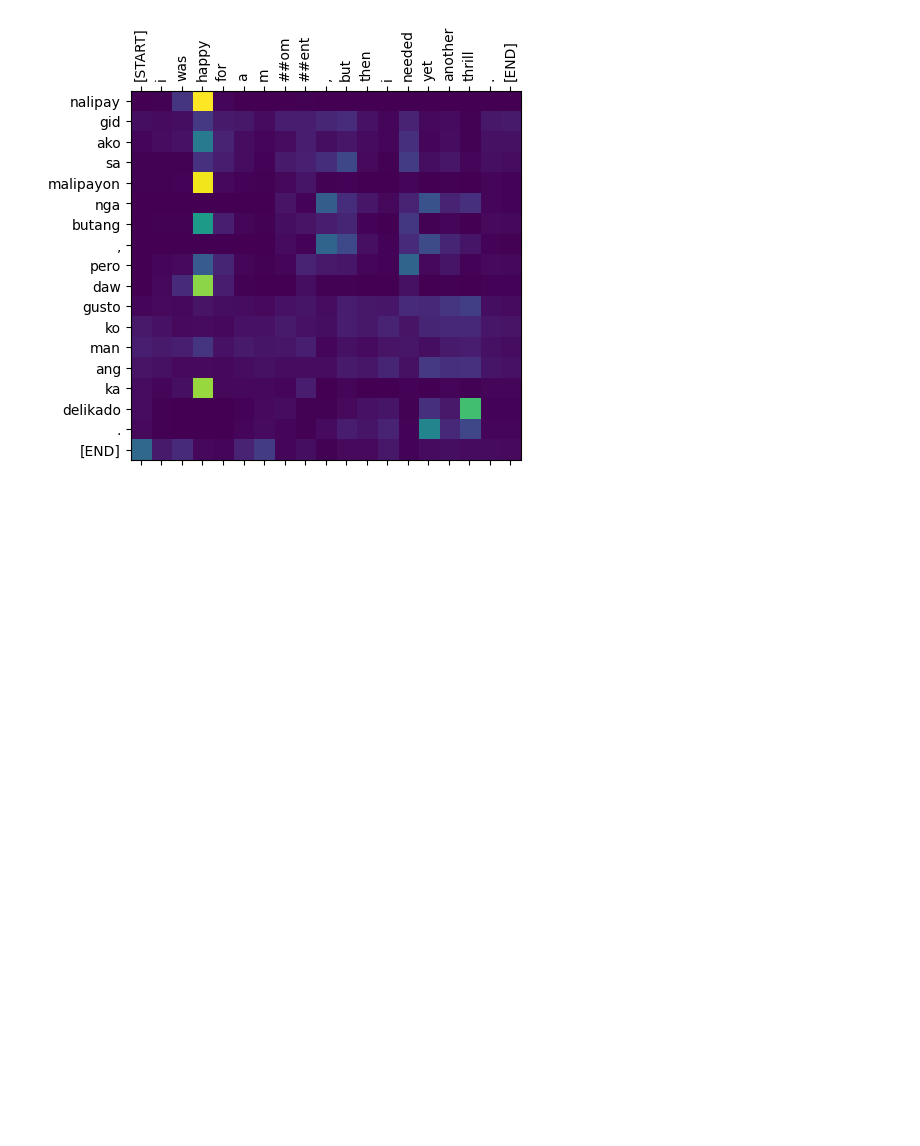
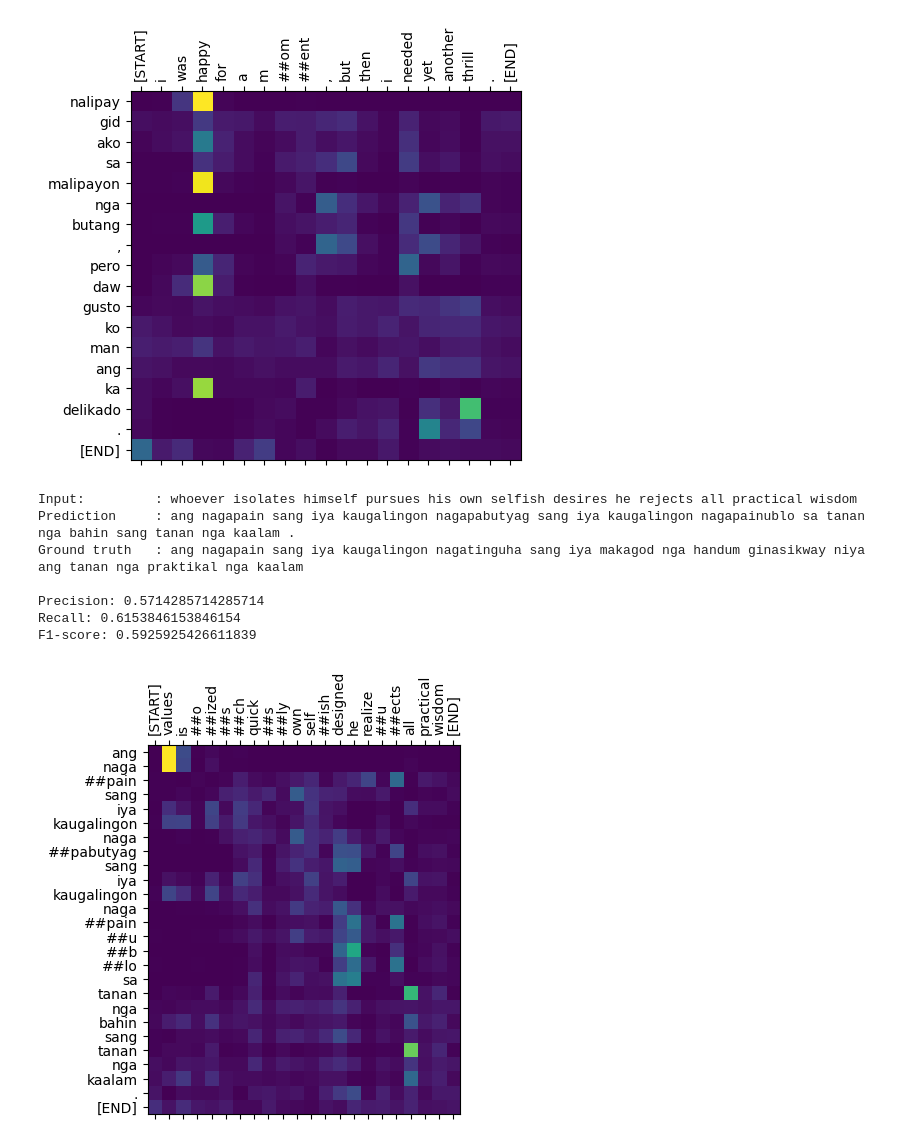
Before and after one commit to NathanAlmazan/english_to_hiligaynon_translation, a Jupyter notebook: en_to_hv_transformer.ipynb, the cells around one changed output. Saved outputs shown, nothing was run; the diff lists cells and outputs as text; code cells hidden in the pictures; blank space fills up the shorter version.

```diff
--- a/en_to_hv_transformer.ipynb
+++ b/en_to_hv_transformer.ipynb
@@ -736,3 +736,19 @@ Precision: 0.6875
 Recall: 0.6470588235294118
 F1-score: 0.6666666167125841
 [figure]
+# %%
+sentence = 'whoever isolates himself pursues his own selfish desires he rejects all practical wisdom'
+ground_truth = 'ang nagapain sang iya kaugalingon nagatinguha sang iya makagod nga handum ginasikway niya ang tanan nga praktikal nga kaalam'
+translated_text, translated_tokens, attention_weights = reloaded(sentence)
+plot_attention_head(sentence, translated_tokens, attention_weights)
+print_translation(sentence, translated_text, ground_truth)
+rouge_score(translated_text, ground_truth)
+# %% [output]
+Input:         : whoever isolates himself pursues his own selfish desires he rejects all practical wisdom
+Prediction     : ang nagapain sang iya kaugalingon nagapabutyag sang iya kaugalingon nagapainublo sa tanan nga bahin sang tanan nga kaalam .
+Ground truth   : ang nagapain sang iya kaugalingon nagatinguha sang iya makagod nga handum ginasikway niya ang tanan nga praktikal nga kaalam
+
+Precision: 0.5714285714285714
+Recall: 0.6153846153846154
+F1-score: 0.5925925426611839
+[figure, added]
```
Also changed, not shown: parts of 1 cell of this notebook, 1 other file.
